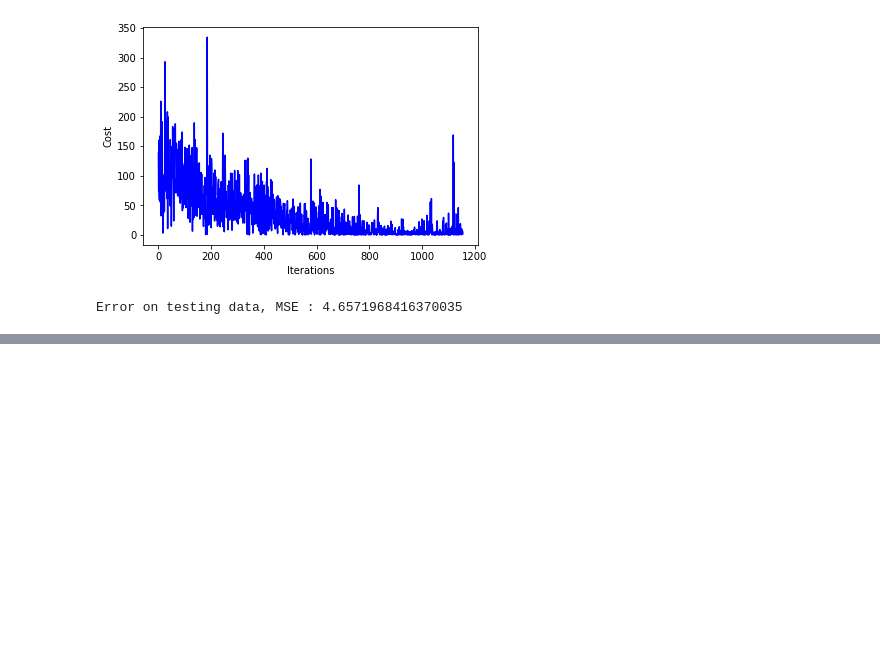
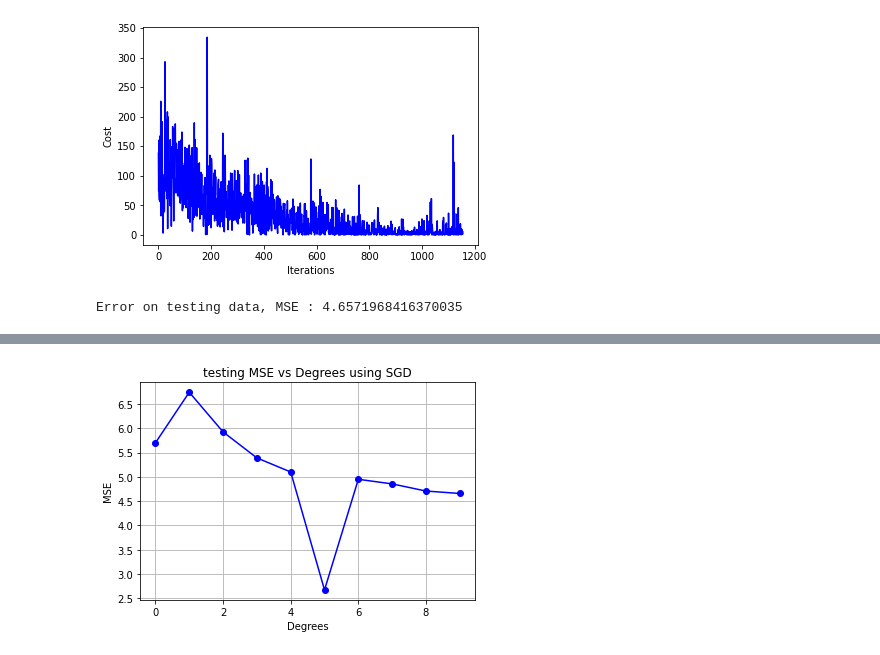
Before and after one commit to CyberKnight1803/FoDS_Assigments, a Jupyter notebook: Assignment-1/model.ipynb, the cells around one changed output, grey strips where cells are left out. Saved outputs shown, nothing was run; the diff lists cells and outputs as text; code cells hidden in the pictures; blank space fills up the shorter version.

```diff
--- a/Assignment-1/model.ipynb
+++ b/Assignment-1/model.ipynb
@@ -559,0 +568,4 @@ MSE_degree_plot(BGD_MSE_train, 'training')
+# %%
+MSE_degree_plot(SGD_MSE_test, 'testing', 'SGD')
+# %% [output]
+[figure, added]
```
Also changed, not shown: parts of 15 cells of this notebook, 4 other files.
